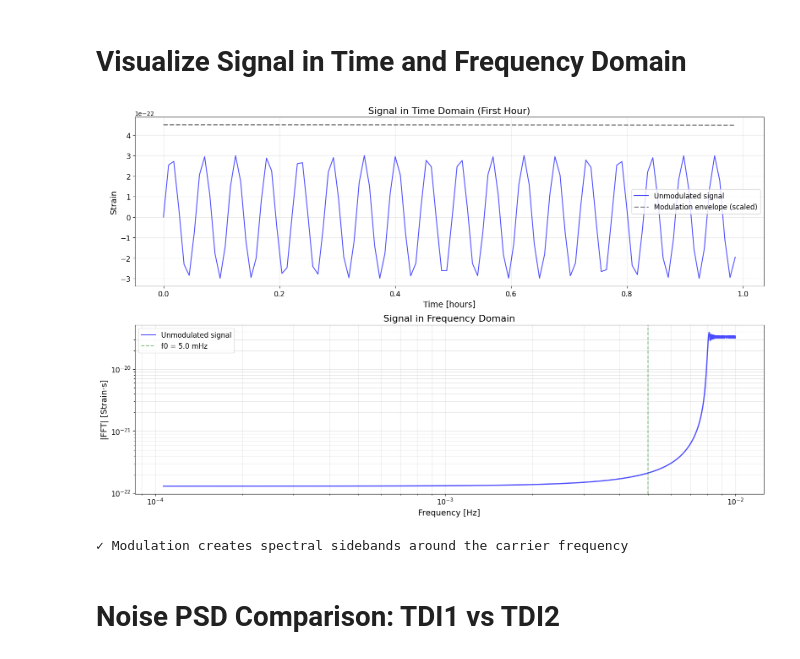
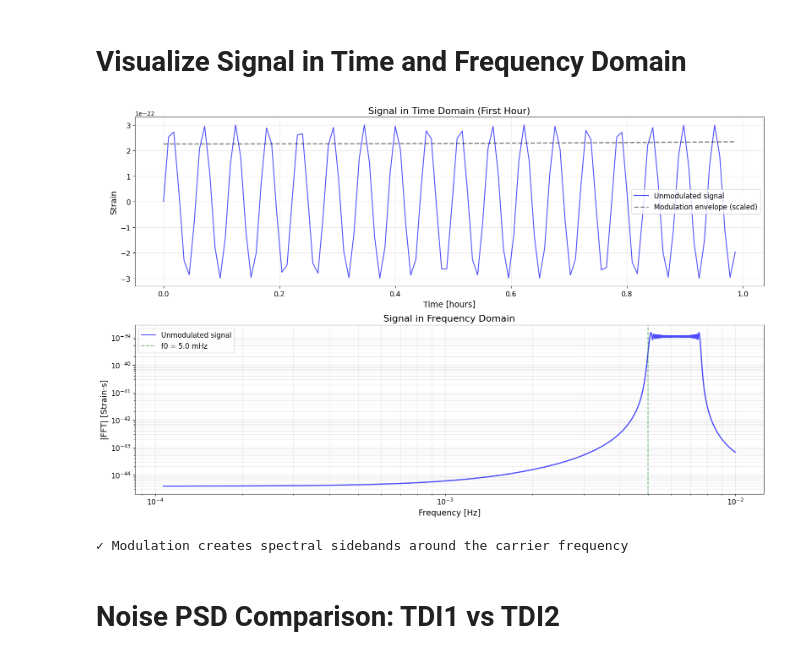
Before and after one commit to lorenzsp/NoStaLISA, a Jupyter notebook: toy_models/toy_model_modulation_mismodel.ipynb, the cells around one changed output. Drawn from its saved outputs; the diff is of its cells as text; code cells hidden in the pictures.

```diff
--- a/toy_models/toy_model_modulation_mismodel.ipynb
+++ b/toy_models/toy_model_modulation_mismodel.ipynb
@@ -70,7 +70,7 @@ def h(a, f0, fdot0, t, w_t=1.0):
     return w_t * 3e-22 * (a * np.sin((2*np.pi)*t*(f0 + fdot0 * t)))
 
 
-def modulation(A, B, t, T_obs):
+def modulation(A, B, OMEGA, t, T_obs):
     """
     Generate cosine amplitude modulation.
 
@@ -83,7 +83,7 @@ def modulation(A, B, t, T_obs):
     Returns:
     - Modulation function w(t) = A + B*cos(2πt/T_obs)
     """
-    return A + B * np.cos(2 * np.pi * t / T_obs)
+    return A + B * np.cos(2 * np.pi * OMEGA * t / T_obs)
 
 
 def noise_PSD(f, TDI='TDI1'):
@@ -235,16 +287,16 @@ t_pad = np.arange(0, N * delta_t, delta_t)
 T_obs = N * delta_t
 
 # Modulation parameters
-A = 1.0    # Baseline amplitude
-B = 0.5    # Modulation depth (50% variation)
+A = 1.25    # Baseline amplitude
+B = -0.5    # Modulation depth (50% variation)
+OMEGA = 2.0
 
 # Generate modulation function
-w_t = modulation(A, B, t_pad, T_obs)
-
+w_t = modulation(A, B, OMEGA, t_pad, T_obs)
 # Frequency domain setup
-freq_bin = np.fft.fftshift(np.fft.fftfreq(N, delta_t))
+freq_bin = np.fft.rfftfreq(N, delta_t)
 delta_f = freq_bin[1] - freq_bin[0]
-
+freq_bin[0] = freq_bin[1]
 print(f"Observation parameters:")
 print(f"  Total time: {T_obs/3600:.2f} hours")
 print(f"  Samples: N = {N:,}")
@@ -299,7 +351,7 @@ fdot0_ex = 1e-8    # Frequency derivative [Hz/s]
 
 # Generate true signal WITHOUT modulation (for reference)
 signal_true_pad = h(a_ex, f0_ex, fdot0_ex, t_pad, w_t=1.0)
-signal_true_fft = np.fft.fft(signal_true_pad)
+signal_true_fft = np.fft.rfft(signal_true_pad)
 
 print(f"Signal parameters:")
 print(f"  Amplitude: a = {a_ex}")
@@ -319,39 +371,36 @@ Signal parameters:
 fig, (ax1, ax2) = plt.subplots(2, 1, figsize=[16, 10])
 
 # Time domain - zoom in on first hour
 one_hour = int(3600 / delta_t)
 time_hr = t_pad[:one_hour] / 3600
 
 ax1.plot(time_hr, signal_true_pad[:one_hour], 'b-', alpha=0.7, linewidth=1.5, label='Unmodulated signal')
 ax1.plot(time_hr, w_t[:one_hour] * np.max(np.abs(signal_true_pad[:one_hour])), 'k--', alpha=0.5, linewidth=2, label='Modulation envelope (scaled)')
 ax1.set_xlabel('Time [hours]', fontsize=14)
 ax1.set_ylabel('Strain', fontsize=14)
 ax1.set_title('Signal in Time Domain (First Hour)', fontsize=16)
 ax1.legend(fontsize=12)
 ax1.grid(True, alpha=0.3)
 ax1.tick_params(labelsize=12)
 
-# Frequency domain
-freq_pos = freq_bin[N//2:]
-signal_true_fft_pos = np.abs(signal_true_fft[N//2:])
 
 # Focus on signal frequency range
-mask = (freq_pos > 1e-4) & (freq_pos < 1e-2)
-ax2.loglog(freq_pos[mask], signal_true_fft_pos[mask], 'b-', alpha=0.7, linewidth=2, label='Unmodulated signal')
+mask = (freq_bin > 1e-4) & (freq_bin < 1e-2)
+ax2.loglog(freq_bin[mask], abs(signal_true_fft[mask])**2, 'b-', alpha=0.7, linewidth=2, label='Unmodulated signal')
 ax2.axvline(f0_ex, color='green', linestyle='--', alpha=0.5, label=f'f0 = {f0_ex*1e3:.1f} mHz')
 ax2.set_xlabel('Frequency [Hz]', fontsize=14)
 ax2.set_ylabel('|FFT| [Strain·s]', fontsize=14)
 ax2.set_title('Signal in Frequency Domain', fontsize=16)
 ax2.legend(fontsize=12)
 ax2.grid(True, alpha=0.3, which='both')
 ax2.tick_params(labelsize=12)
 
 plt.tight_layout()
 plt.show()
 
 print("✓ Modulation creates spectral sidebands around the carrier frequency")
 # %% [output]
-[figure, old version]
+[figure, new version]
 ✓ Modulation creates spectral sidebands around the carrier frequency
 # %% [markdown]
 # Noise PSD Comparison: TDI1 vs TDI2
```
Also changed, not shown: parts of 21 cells of this notebook.
